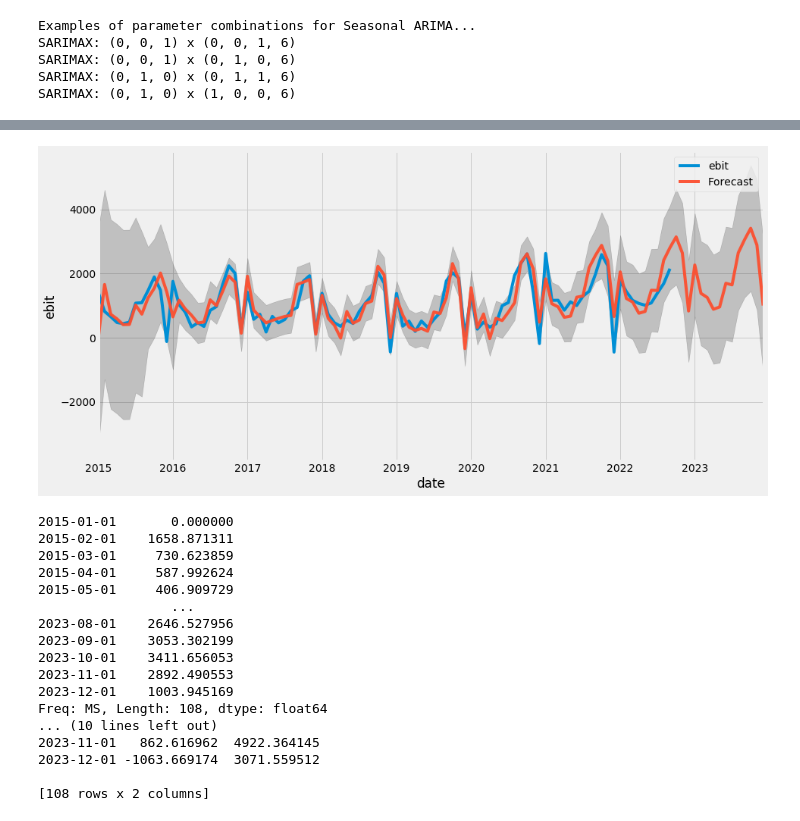
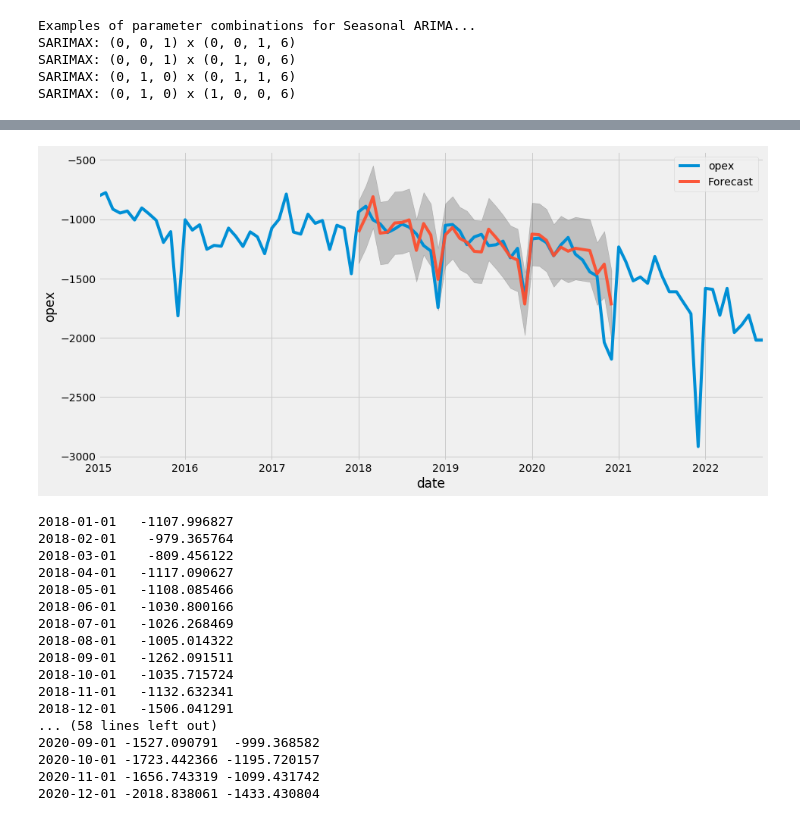
Before and after one commit to dkjastpe/dkjastpe, a Jupyter notebook: Financial_Forecasting_Model_Internship.ipynb, the cells around one changed output, grey strips where cells are left out. Cells and saved outputs as stored; diff of their text form; code cells hidden in the pictures.

```diff
--- a/Financial_Forecasting_Model_Internship.ipynb
+++ b/Financial_Forecasting_Model_Internship.ipynb
@@ -29,8 +29,8 @@ import matplotlib
 import seaborn as sns
 # %%
 #Data
-df = pd.read_csv("data/ebit.csv", delimiter=";", decimal=",")
-df.columns = ['year','ebit']
+df = pd.read_csv("data/opex.csv", delimiter=";", decimal=",")
+df.columns = ['year','opex']
 df.head(3)
 df.describe()
 # %% [output]
@@ -286,44 +283,44 @@ Warnings:
 [1] Covariance matrix calculated using the outer product of gradients (complex-step).
 # %%
 #Period for forecast
-start_analysis = "2015-01"
-end_analysis = "2023-12"
+start_analysis = "2018-01"
+end_analysis = "2020-12"
 
 #Predictions
 pred = min_aic_model.get_prediction(start=start_analysis,end=end_analysis, dynamic=False)
 # %%
 pred_ci = pred.conf_int()
 ax = y['2015':].plot(label='observed')
 pred.predicted_mean.plot(ax=ax, label='Forecast', alpha=.95, figsize=(14, 7))
 ax.fill_between(pred_ci.index,
                 pred_ci.iloc[:, 0],
                 pred_ci.iloc[:, 1], color='k', alpha=.2)
 ax.set_xlabel('date')
-ax.set_ylabel('ebit')
+ax.set_ylabel('opex')
 plt.legend()
 plt.show()
 
 print(pred.predicted_mean)
 print(pred_ci)
 # %% [output]
-[figure, old version]
+[figure, new version]
-2015-01-01       0.000000
-2015-02-01    1658.871311
-2015-03-01     730.623859
-2015-04-01     587.992624
-2015-05-01     406.909729
-                 ...
-2023-08-01    2646.527956
-2023-09-01    3053.302199
-2023-10-01    3411.656053
-2023-11-01    2892.490553
-2023-12-01    1003.945169
-Freq: MS, Length: 108, dtype: float64
-... (10 lines left out)
-2023-11-01   862.616962  4922.364145
-2023-12-01 -1063.669174  3071.559512
-
-[108 rows x 2 columns]
+2018-01-01   -1107.996827
+2018-02-01    -979.365764
+2018-03-01    -809.456122
+2018-04-01   -1117.090627
+2018-05-01   -1108.085466
+2018-06-01   -1030.800166
+2018-07-01   -1026.268469
+2018-08-01   -1005.014322
+2018-09-01   -1262.091511
+2018-10-01   -1035.715724
+2018-11-01   -1132.632341
+2018-12-01   -1506.041291
+... (58 lines left out)
+2020-09-01 -1527.090791  -999.368582
+2020-10-01 -1723.442366 -1195.720157
+2020-11-01 -1656.743319 -1099.431742
+2020-12-01 -2018.838061 -1433.430804
 # %%
 results.plot_diagnostics(figsize=(14, 8))
 plt.show()
```
Also changed, not shown: parts of 19 cells of this notebook, 2 other files.
